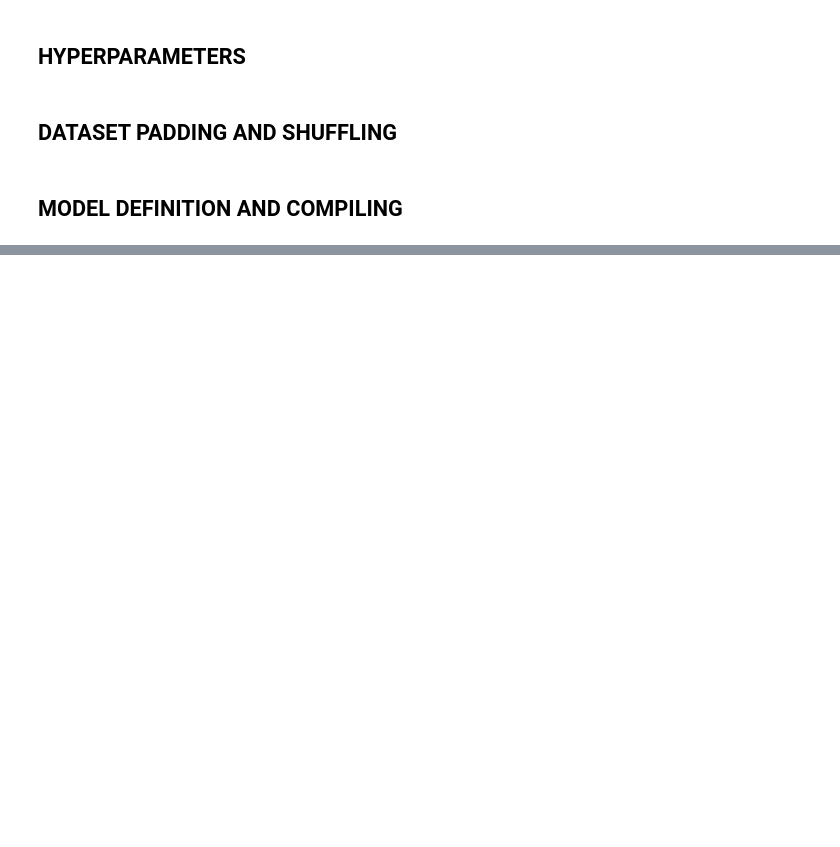
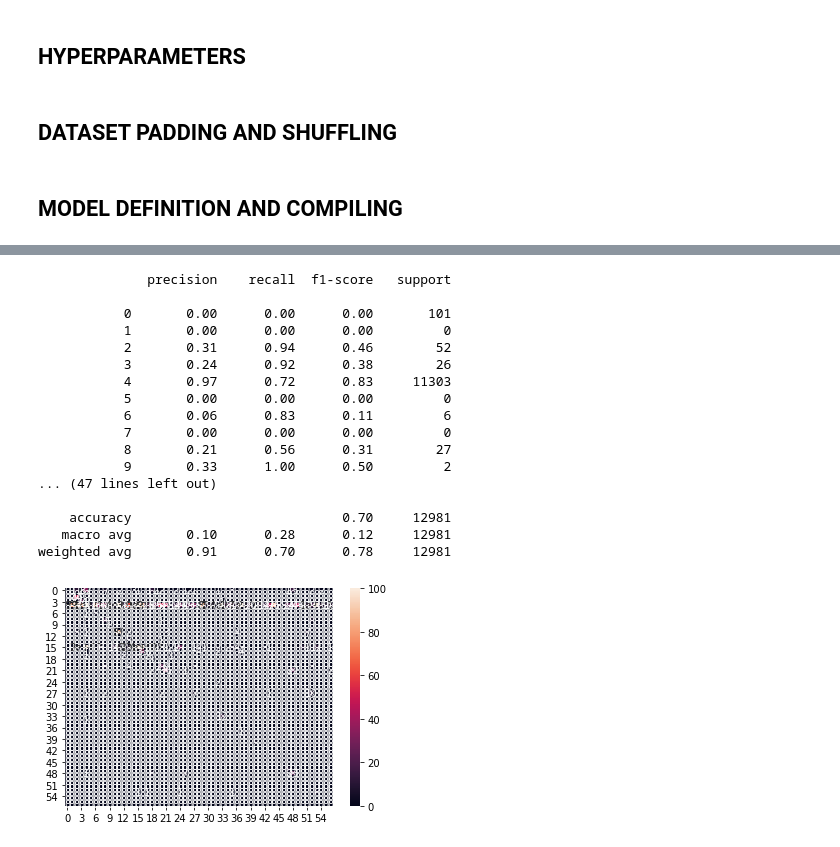
Before and after one commit to GabrielOlem/projetoPLN, a Jupyter notebook: ATIS_extraction.ipynb, the cells around one changed output, grey strips where cells are left out. Drawn from its saved outputs; the diff is of its cells as text; code cells hidden in the pictures; blank space fills up the shorter version.

```diff
--- a/ATIS_extraction.ipynb
+++ b/ATIS_extraction.ipynb
@@ -133,10 +169,20 @@ X_train, X_test, y_train, y_test = train_test_split(X, y, test_size=0.2, random_
+# %%
+#X = [x for x,y in formatted]
+#y = [y for x,y in formatted]
+X_train = pad_sequences(newX_train, padding='post', maxlen=42)
+y_train = pad_sequences(newY_train, padding='post', maxlen=42)
+X_test = pad_sequences(X_test, padding='post', maxlen=42)
+y_test = pad_sequences(y_test, padding='post', maxlen=42)
+y_test = [to_categorical(i, num_classes=LABEL) for i in y_test]
+y_train = [to_categorical(i, num_classes=LABEL) for i in y_train]
 # %% [markdown]
 ## MODEL DEFINITION AND COMPILING
 # %%
 model = Sequential()
 model.add(Embedding(input_dim=INPUT_DIM, output_dim=UNITS, input_length=INPUT_LENGTH))
-model.add(Bidirectional(LSTM(units=UNITS, return_sequences=True, dropout=0.2, recurrent_dropout=0.2), merge_mode = 'concat'))
-model.add(LSTM(units=UNITS, return_sequences=True, dropout=0.5, recurrent_dropout=0.5))
+model.add(Bidirectional(GRU(units=UNITS, return_sequences=True, dropout=0.3, recurrent_dropout=0.3), merge_mode = 'concat'))
+#model.add(GRU(units=UNITS, return_sequences=True, dropout=0.5, recurrent_dropout=0.5))
+model.add(GRU(units=UNITS, return_sequences=True, dropout=0.5, recurrent_dropout=0.5))
 model.add(TimeDistributed(Dense(LABEL, activation="relu")))
 model.summary()
 # %% [output]
@@ -167,3 +207,3 @@ model.compile(loss='categorical_crossentropy', optimizer='adam', metrics=['accur
 # %%
-hist = model.fit(X_train, np.array(y_train), batch_size=BATCH_SIZE, verbose=1, epochs=10, validation_split=0.2)
+hist = model.fit(X_train, np.array(y_train), batch_size=BATCH_SIZE, verbose=1, epochs=EPOCHS, validation_split=0.2)
 # %% [output]
@@ -195,0 +224,34 @@ Test loss: 0.6625925898551941 / Test accuracy: 0.8596960306167603
+# %%
+def evaluate_model(model, X_test, y_test):
+    Y_pred = model.predict(X_test)
+
+    Y_pred_max = tf.argmax(tf.nn.softmax(Y_pred), -1).numpy().flatten()
+    y_test_max =tf.argmax(y_test, axis=-1).numpy().flatten()
+    y_no_pad = [(p,y) for p,y in zip(Y_pred_max, y_test_max) if y != 0]
+    pred = [x[0] for x in y_no_pad]
+    true = [x[1] for x in y_no_pad]
+
+    sns.heatmap(confusion_matrix(pred, true), annot=True, vmax=100)
+
+    print(classification_report(pred, true, zero_division=False))
+# %%
+evaluate_model(model, X_test, y_test)
+# %% [output]
+              precision    recall  f1-score   support
+
+           0       0.00      0.00      0.00       101
+           1       0.00      0.00      0.00         0
+           2       0.31      0.94      0.46        52
+           3       0.24      0.92      0.38        26
+           4       0.97      0.72      0.83     11303
+           5       0.00      0.00      0.00         0
+           6       0.06      0.83      0.11         6
+           7       0.00      0.00      0.00         0
+           8       0.21      0.56      0.31        27
+           9       0.33      1.00      0.50         2
+... (47 lines left out)
+
+    accuracy                           0.70     12981
+   macro avg       0.10      0.28      0.12     12981
+weighted avg       0.91      0.70      0.78     12981
+[figure, added]
```
Also changed, not shown: parts of 15 cells of this notebook.
